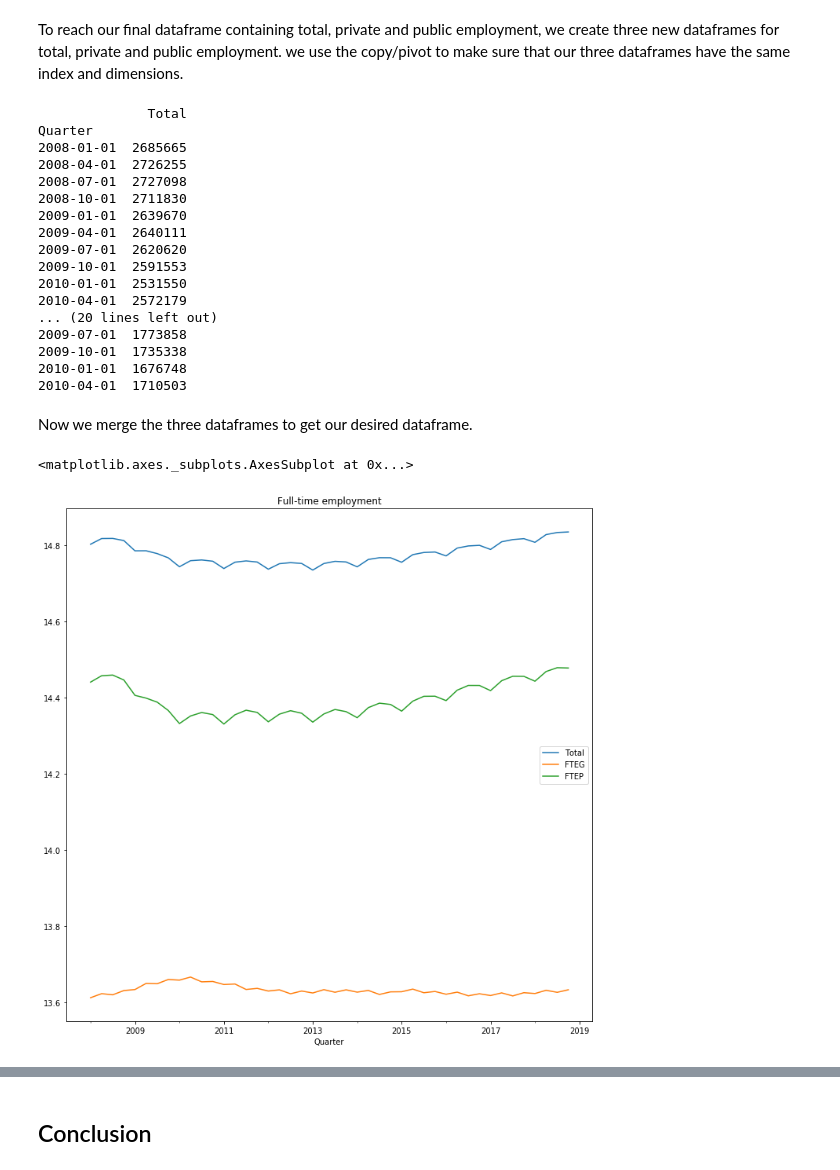
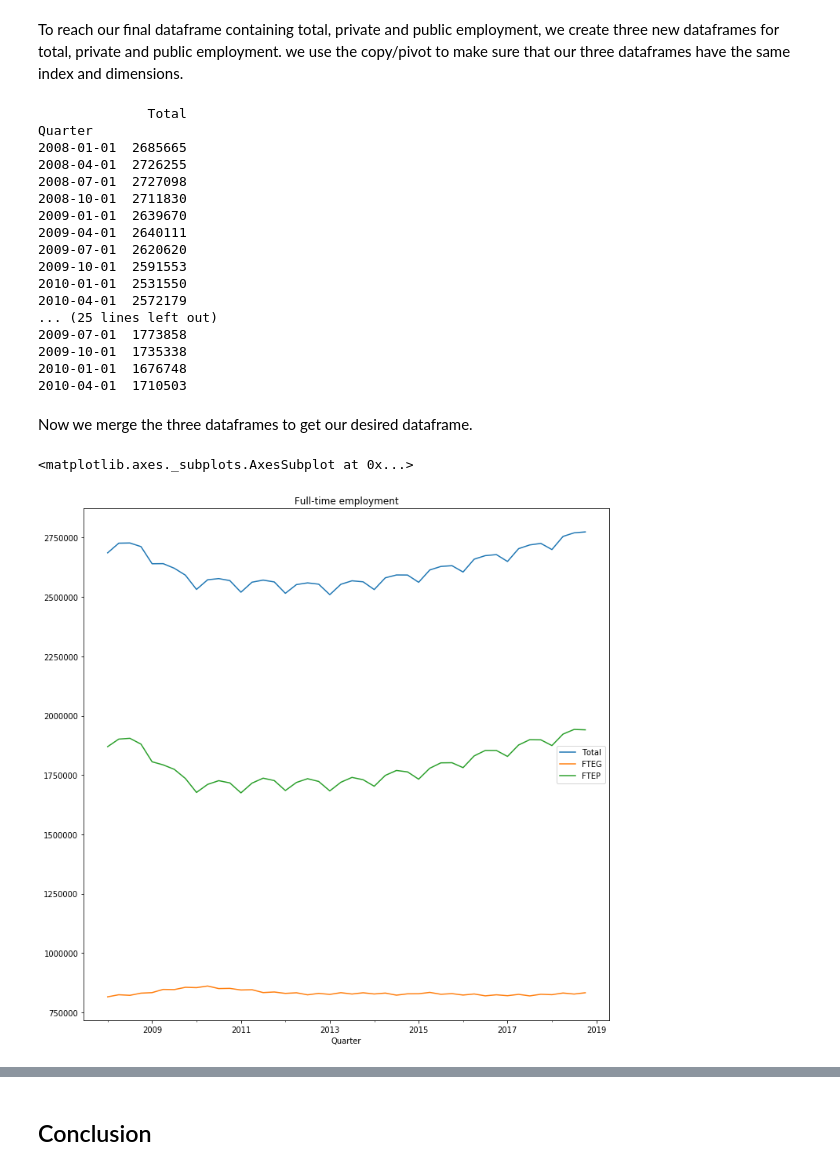
Before and after one commit to NumEconCopenhagen/projects-2019-nx31, a Jupyter notebook: dataproject/NX31_Data_Project.ipynb, the cells around one changed output, grey strips where cells are left out. Saved outputs shown, nothing was run; the diff lists cells and outputs as text; code cells hidden in the pictures.

```diff
--- a/dataproject/NX31_Data_Project.ipynb
+++ b/dataproject/NX31_Data_Project.ipynb
@@ -353,7 +329,7 @@ FTEP_total = pd.DataFrame(data = FTEP2_pivot['Private corp'] + FTEP2_pivot['Publ
 FTEP_total.columns = ['FTEP']
 
 print(FTE_total.head(10))
-print(FTEG_total.head(10))
+print(FTEG_total.head(15))
 print(FTEP_total.head(10))
 # %% [output]
               Total
@@ -368,7 +344,7 @@ Quarter
 2009-10-01  2591553
 2010-01-01  2531550
 2010-04-01  2572179
-... (20 lines left out)
+... (25 lines left out)
 2009-07-01  1773858
 2009-10-01  1735338
 2010-01-01  1676748
@@ -378,11 +354,11 @@ Now we merge the three dataframes to get our desired dataframe.
 # %%
 FTE1 = pd.merge(FTE_total, FTEG_total, on='Quarter') # merging total and public employment
 FTE = pd.merge(FTE1, FTEP_total, on='Quarter') # merging private employment with total and public employment
 
 FTE_log = np.log(FTE)
 FTE_log.index = pd.DatetimeIndex(data=FTE_log.index) # sets the index to a time index, which is still Quarter but in another format
 
-FTE_log.plot(figsize=(12,12), title='Full-time employment') # plots our final figure
+FTE.plot(figsize=(12,12), title='Full-time employment') # plots our final figure
 # %% [output]
 <matplotlib.axes._subplots.AxesSubplot at 0x...>
-[figure, old version]
+[figure, new version]
```
Also changed, not shown: parts of 7 cells of this notebook.
